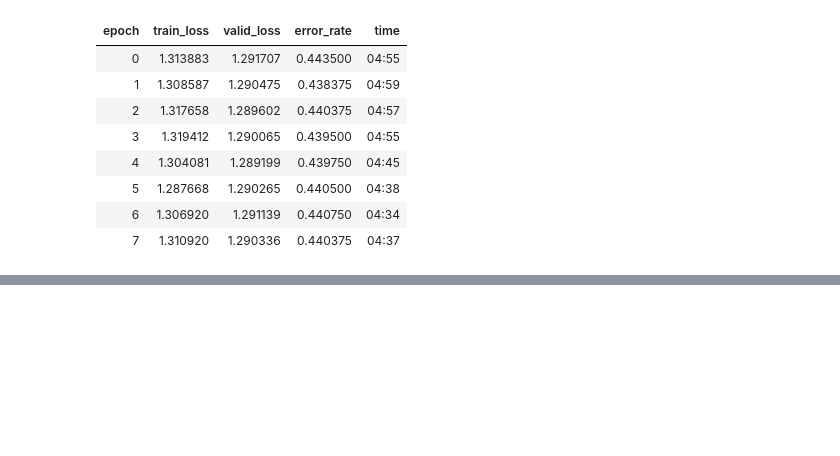
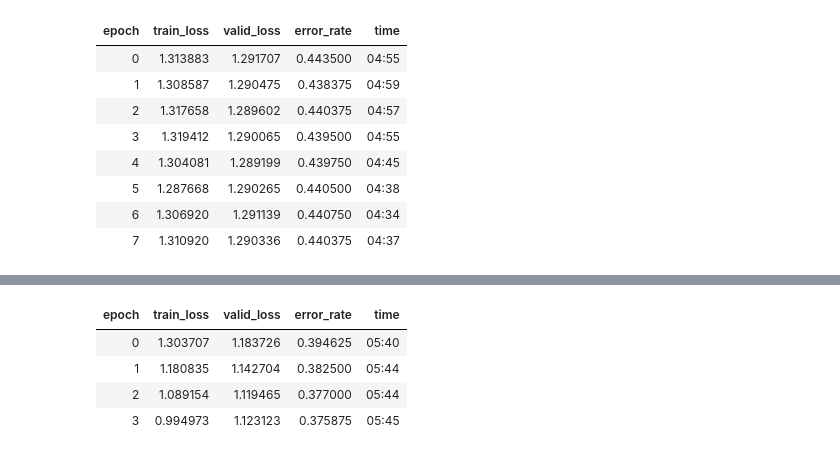
Before and after one commit to Arden-Zhu/fashion_net2, a Jupyter notebook: DeepFashion_classifer_by_category_picked.ipynb, the cells around one changed output, grey strips where cells are left out. Cells and saved outputs as stored; diff of their text form; code cells hidden in the pictures; blank space fills up the shorter version.

```diff
--- a/DeepFashion_classifer_by_category_picked.ipynb
+++ b/DeepFashion_classifer_by_category_picked.ipynb
@@ -166,0 +180,9 @@ learn.save('stage-3.2')
+# %%
+learn.fit_one_cycle(4, max_lr=slice(1e-5, 8e-5))
+learn.save('stage-3.3')
+# %% [output]
+| epoch | train_loss | valid_loss | error_rate | time |
+| 0 | 1.303707 | 1.183726 | 0.394625 | 05:40 |
+| 1 | 1.180835 | 1.142704 | 0.382500 | 05:44 |
+| 2 | 1.089154 | 1.119465 | 0.377000 | 05:44 |
+| 3 | 0.994973 | 1.123123 | 0.375875 | 05:45 |
```
Also changed, not shown: parts of 4 cells of this notebook.
